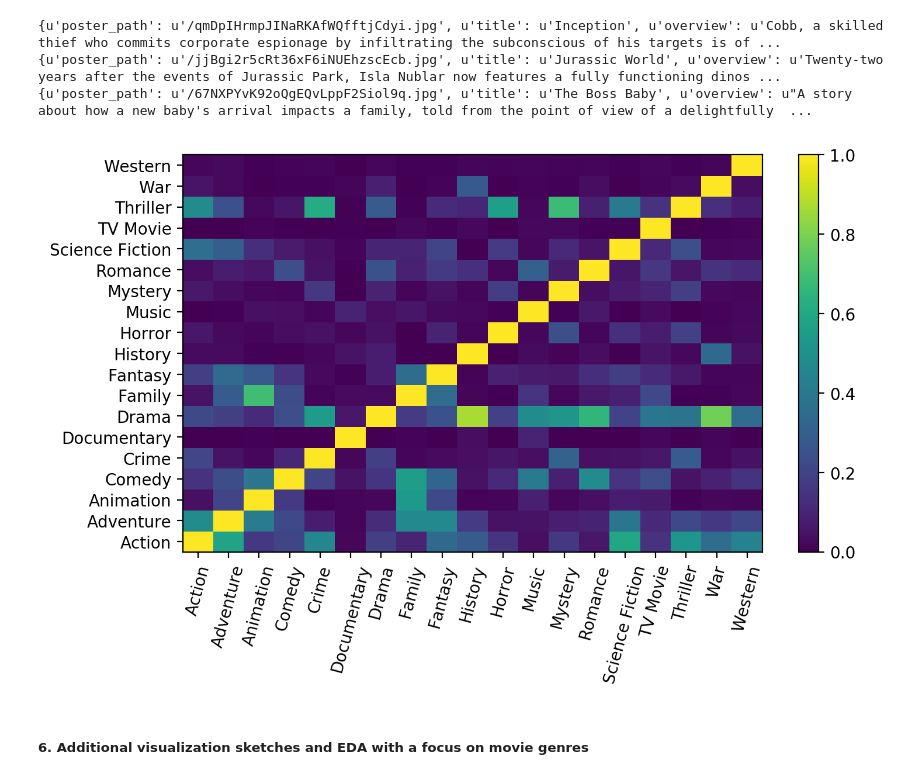
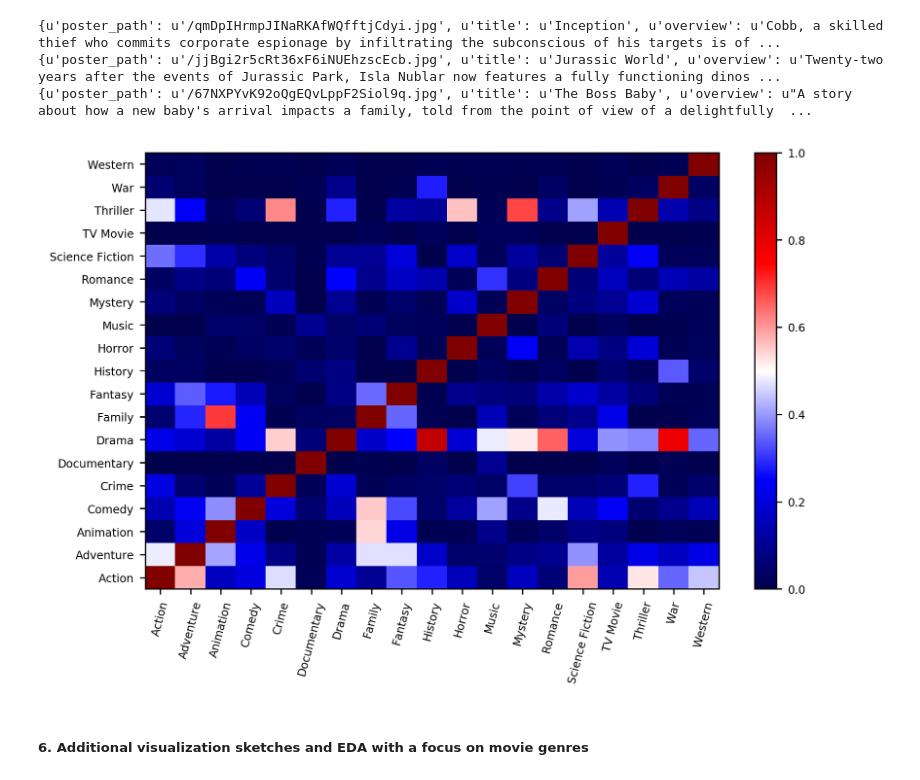
Before and after one commit to samplank/CS109b, a Jupyter notebook: Milestone1.ipynb, the cells around one changed output. Saved outputs shown, nothing was run; the diff lists cells and outputs as text; code cells hidden in the pictures.

Commit message:
Recreate all graphs (except for the ones in Milestone3.ipynb) with the new format

```diff
--- a/Milestone1.ipynb
+++ b/Milestone1.ipynb
@@ -46,3 +44,7 @@ from IPython.display import display, HTML
+# %%
+%matplotlib inline
+matplotlib.rcParams.update({'font.size': 7})
+%config InlineBackend.figure_format = 'png2x'
 # %% [markdown]
 ##### 1. API code to access genre and movie poster path of favorite movie
 # %%
@@ -126,15 +128,16 @@ It also seems to be difficult to obtain large lists of movies using the IMDbPY l
 # %% [markdown]
 ##### 5. Code to generate the movie genre pairs and a suitable visualization of the result
 # %%
-if os.path.isfile('fullresults.json'):
-    with open('fullresults.json', 'r') as fp:
+if os.path.isfile('./datasets/tmdb_results.json'):
+    with open('./datasets/tmdb_results.json', 'r') as fp:
         full_results = json.load(fp)
 else:
     #get a list of genres
-    genres = urllib.urlopen("https://api.themoviedb.org/3/genre/movie/list?" + "api_key=552fcccf23e3d49e5ccc3ed20c15bea2&language=en-US")
+    genres = urllib.urlopen('https://api.themoviedb.org/3/genre/movie/list?' +
+                            'api_key=552fcccf23e3d49e5ccc3ed20c15bea2&language=en-US')
     read_genres = json.loads(genres.read())['genres']
 
-    tmdb.API_KEY = "552fcccf23e3d49e5ccc3ed20c15bea2"
+    tmdb.API_KEY = '552fcccf23e3d49e5ccc3ed20c15bea2'
     full_results = {}
     discover = tmdb.Discover()
     genre = tmdb.Genres()
@@ -150,11 +153,12 @@ else:
             gen_results += results
         full_results[gen['name']] = gen_results
 
-    with open('fullresults.json', 'w') as fp:
+    with open('./datasets/tmdb_results.json', 'w') as fp:
         json.dump(full_results, fp)
 # %%
 #make an id-genre lookup
-genres = urllib.urlopen("https://api.themoviedb.org/3/genre/movie/list?api_key=552fcccf23e3d49e5ccc3ed20c15bea2&language=en-US")
+genres = urllib.urlopen('https://api.themoviedb.org/3/genre/movie/list?' +
+                        'api_key=552fcccf23e3d49e5ccc3ed20c15bea2&language=en-US')
 read_genres = json.loads(genres.read())
 
 genre_key = {}
@@ -194,14 +198,13 @@ print(full_results['Family'][1])
 # %%
 df = pd.DataFrame(full_counts)
 # %%
-plt.subplots(figsize=(8, 4.5), dpi=200)
-plt.pcolor(df)
+plt.subplots(figsize=(8, 5), dpi=125)
+plt.pcolor(df, cmap='seismic')
 plt.yticks(np.arange(0.5, len(df.index), 1), df.index)
 plt.xticks(np.arange(0.5, len(df.columns), 1), df.columns, rotation=75)
-plt.colorbar()
-plt.show()
+plt.colorbar(); plt.show()
 # %% [output]
-[figure, old version]
+[figure, new version]
 # %% [markdown]
 ##### 6. Additional visualization sketches and EDA with a focus on movie genres
 # %%
```
Also changed, not shown: parts of 14 cells of this notebook, 9 other files.
